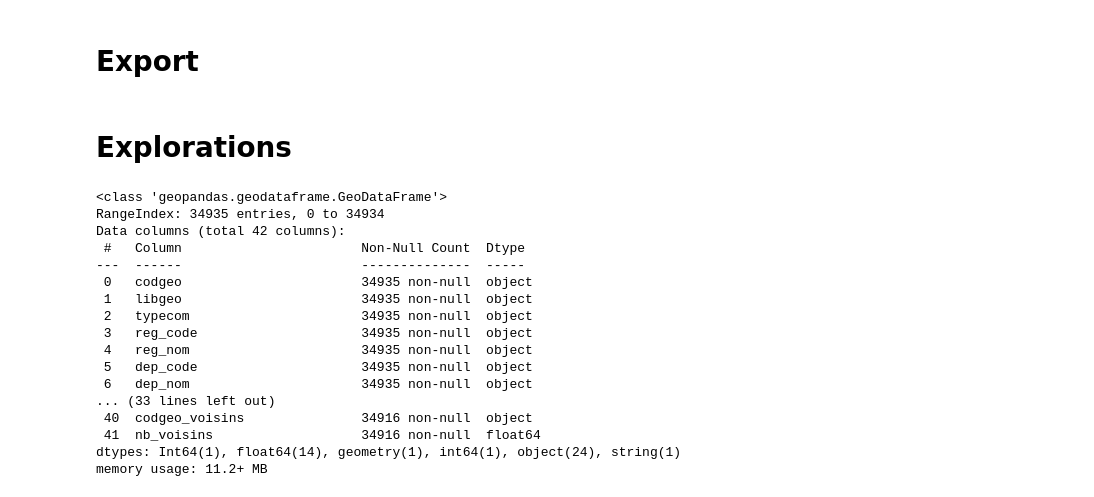
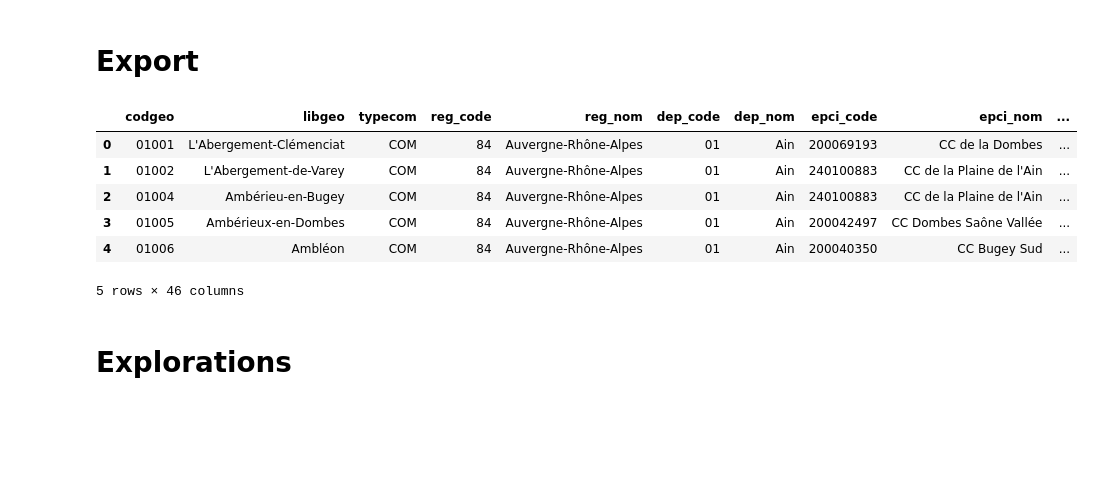
Before and after one commit to dataforgoodfr/13_odis, a Jupyter notebook: eda/notebooks/odis_stream2_data_gathering.ipynb, the cells around one changed output. Cells and saved outputs as stored; diff of their text form; code cells hidden in the pictures; blank space fills up the shorter version.

```diff
--- a/eda/notebooks/odis_stream2_data_gathering.ipynb
+++ b/eda/notebooks/odis_stream2_data_gathering.ipynb
@@ -593,10 +596,10 @@ pol.head()
 # %%
 # Découpage grossier des communes par nuance politique
 pol['pol_num'] = pol.famille_nuance.case_when([
-    (pol.famille_nuance.isin(['Extrême droite']),-1),
-    (pol.famille_nuance.isin(['Droite']),-0.5),
-    (pol.famille_nuance.isin(['Centre','Courants politiques divers','Non classé']),0),
-    (pol.famille_nuance.isna(),0),
+    (pol.famille_nuance.isin(['Extrême droite']),0),
+    (pol.famille_nuance.isin(['Droite']),0.25),
+    (pol.famille_nuance.isin(['Centre','Courants politiques divers','Non classé']),0.5),
+    (pol.famille_nuance.isna(),0.5),
     (pol.famille_nuance.isin(['Gauche']),1),
 ])
-pol.groupby(['pol_num']).count()
+# pol.groupby(['pol_num']).count()
@@ -616,6 +612,7 @@ odis = pd.merge(odis, bmo_be_france_agg, on='codbe', how='left')
 odis = pd.merge(odis, formations, on='codgeo', how='left')
 odis = pd.merge(odis, services_incl_agg, on='codgeo', how='left')
 odis = pd.merge(odis, logements_agg[['codgeo','log_total','log_rp','log_vac','rp_5+pieces']], on='codgeo', how='left')
+odis = pd.merge(odis, logements_sociaux, on='codgeo', how='left')
 odis = pd.merge(odis, effectifs_ecoles_agg, on='codgeo', how='left')
 odis = pd.merge(odis, pol, on='codgeo', how='left')
 odis = pd.merge(odis, voisins, on='codgeo', how='left')
@@ -624,25 +621,15 @@ odis = pd.merge(odis, voisins, on='codgeo', how='left')
 # %%
 #odis.set_crs("EPSG:4326")
 odis.to_parquet('../csv/odis_june_2025_jacques.parquet')
+# %%
+odis.head()
+# %% [output]
+|  | codgeo | libgeo | typecom | reg_code | reg_nom | dep_code | dep_nom | epci_code | epci_nom | ... |
+| 0 | 01001 | L'Abergement-Clémenciat | COM | 84 | Auvergne-Rhône-Alpes | 01 | Ain | 200069193 | CC de la Dombes | ... |
+| 1 | 01002 | L'Abergement-de-Varey | COM | 84 | Auvergne-Rhône-Alpes | 01 | Ain | 240100883 | CC de la Plaine de l'Ain | ... |
+| 2 | 01004 | Ambérieu-en-Bugey | COM | 84 | Auvergne-Rhône-Alpes | 01 | Ain | 240100883 | CC de la Plaine de l'Ain | ... |
+| 3 | 01005 | Ambérieux-en-Dombes | COM | 84 | Auvergne-Rhône-Alpes | 01 | Ain | 200042497 | CC Dombes Saône Vallée | ... |
+| 4 | 01006 | Ambléon | COM | 84 | Auvergne-Rhône-Alpes | 01 | Ain | 200040350 | CC Bugey Sud | ... |
+5 rows × 46 columns
 # %% [markdown]
 # Explorations
-# %%
-odis.info()
-# %% [output]
-<class 'geopandas.geodataframe.GeoDataFrame'>
-RangeIndex: 34935 entries, 0 to 34934
-Data columns (total 42 columns):
- #   Column                       Non-Null Count  Dtype
----  ------                       --------------  -----
- 0   codgeo                       34935 non-null  object
- 1   libgeo                       34935 non-null  object
- 2   typecom                      34935 non-null  object
- 3   reg_code                     34935 non-null  object
- 4   reg_nom                      34935 non-null  object
- 5   dep_code                     34935 non-null  object
- 6   dep_nom                      34935 non-null  object
-... (33 lines left out)
- 40  codgeo_voisins               34916 non-null  object
- 41  nb_voisins                   34916 non-null  float64
-dtypes: Int64(1), float64(14), geometry(1), int64(1), object(24), string(1)
-memory usage: 11.2+ MB
```
Also changed, not shown: parts of 6 cells of this notebook, 9 other files.
